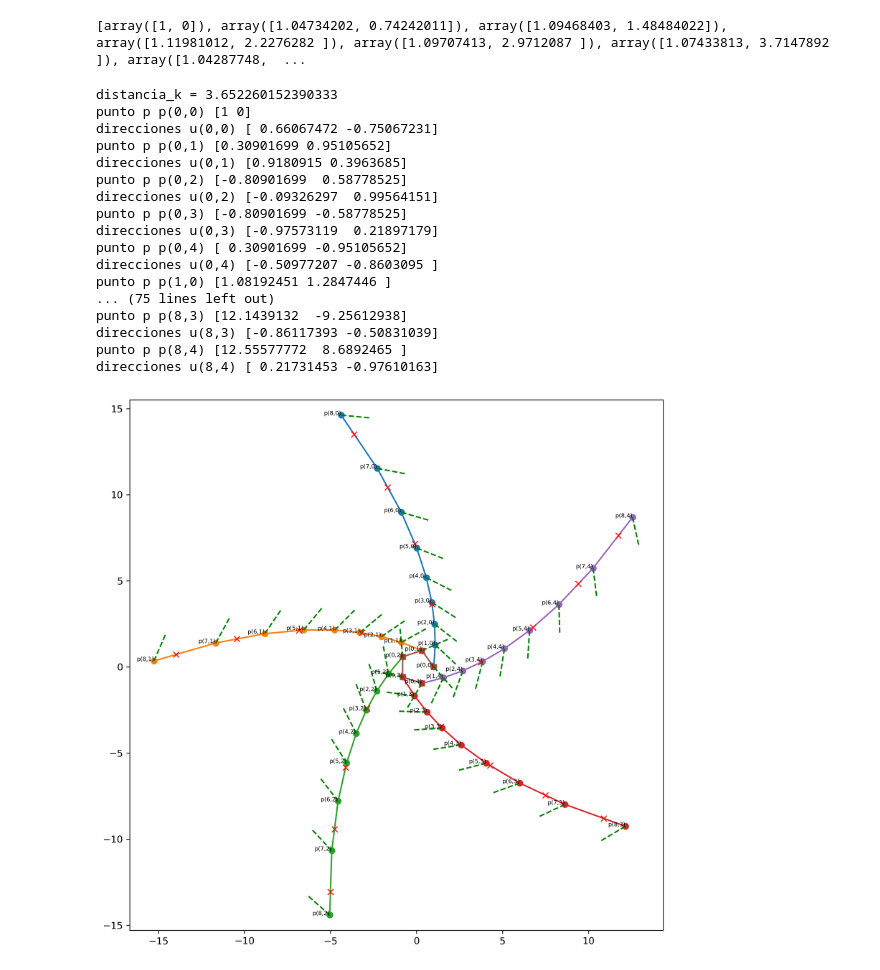
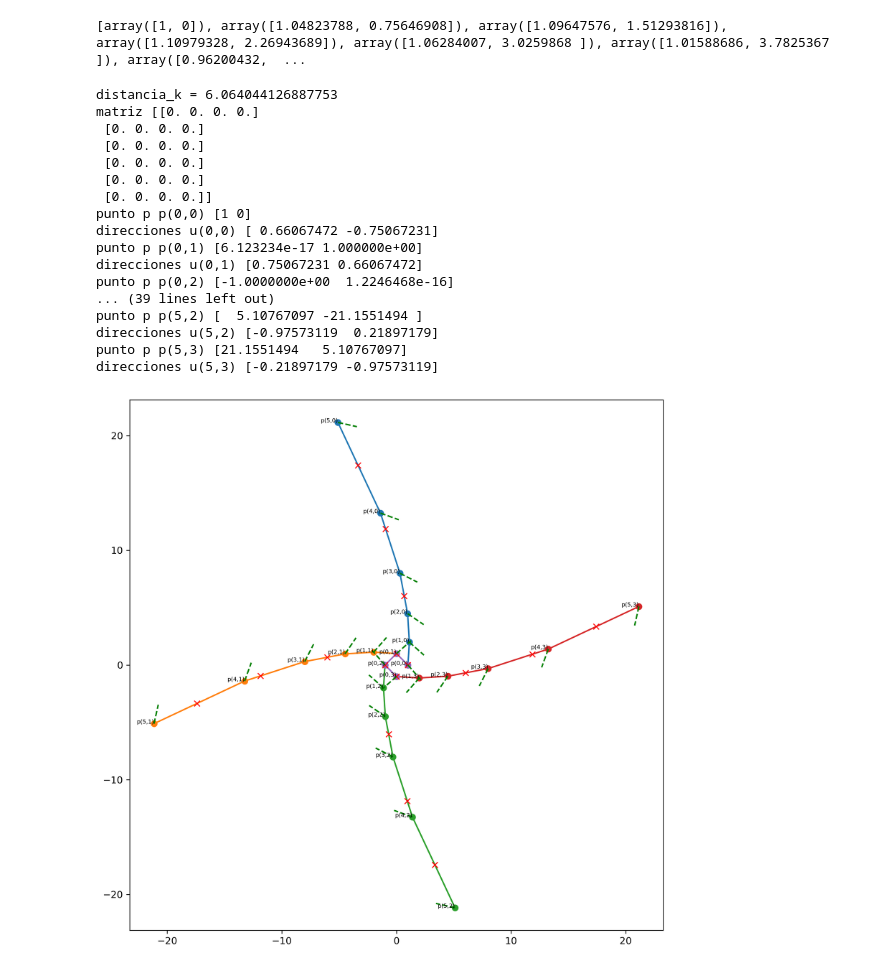
Before and after one commit to karenquezada/DragSail, a Jupyter notebook: flasher_v4.ipynb, the cells around one changed output. Saved outputs shown, nothing was run; the diff lists cells and outputs as text; code cells hidden in the pictures.

```diff
--- a/flasher_v4.ipynb
+++ b/flasher_v4.ipynb
@@ -5,7 +5,7 @@ from flasher_lib import *
 m=4
 delta=np.pi/3.7
 alpha=np.pi/2-np.pi/m
-epsilon=3*np.pi/100
+epsilon=10*np.pi/250
 eta=(np.pi/m)-(epsilon/2)
 # %%
 def encontrar_indice(modulos, distancia_k):
@@ -74,7 +74,7 @@ def nuevo_r(i, j, m, delta, alpha, epsilon, altura):
 punto=nuevo_r(4, 0, m, delta, alpha, epsilon, 0.5)
 print(punto)
 # %% [output]
-[array([1, 0]), array([1.04734202, 0.74242011]), array([1.09468403, 1.48484022]), array([1.11981012, 2.2276282 ]), array([1.09707413, 2.9712087 ]), array([1.07433813, 3.7147892 ]), array([1.04287748,  ...
+[array([1, 0]), array([1.04823788, 0.75646908]), array([1.09647576, 1.51293816]), array([1.10979328, 2.26943689]), array([1.06284007, 3.0259868 ]), array([1.01588686, 3.7825367 ]), array([0.96200432,  ...
 # %%
 def ajustar_circunferencia(points):
     # Obtener las coordenadas x e y de los puntos
@@ -105,16 +105,16 @@ def ajustar_circunferencia(points):
 import matplotlib.pyplot as plt
 import numpy as np
 
-i=9
-m=5
+i=6
 i_values = range(i)  # Cambia el rango de i si es necesario
 j_values = range(m)  # Cambia el rango de j según los pliegues
 j_values_centro = range(m+1)
-h = 2 # Altura o algún otro parámetro
+h = 4 # Altura o algún otro parámetro
 distancia_k = dk(h, epsilon, m)  # Calcular la distancia dk
 print(f'distancia_k = {distancia_k}')
 # Inicializar matrices para almacenar coordenadas
 x_values_p = np.zeros((len(i_values), len(j_values)))
+print("matriz",x_values_p)
 y_values_p = np.zeros((len(i_values), len(j_values)))
 # big fig and high resolution
 plt.figure(figsize=(10, 10), dpi=300)
@@ -143,46 +143,46 @@ for j in j_values:
     longitud = 2
 
     direccion_rho_scaled = u_rho * longitud
     plt.plot(punto_r_array[:, 0], punto_r_array[:, 1], 'rx')
 
 
 
 line_length = 1.7  # Factor de escala para la longitud de las líneas
 for i in i_values:
     for j in j_values:
         punto_p = p(i, j, m, delta, alpha, epsilon)  # Obtener el punto p(i,j)
         direccion_phi = phi(i, j, delta, epsilon, m)  # Obtener la dirección phi
         direccion_u = u(direccion_phi)  # Convertir la dirección a un vector unitario
         print("punto p", f'p({i},{j})', punto_p)
         print("direcciones", f'u({i},{j})', direccion_u)
 
         # Escalar el vector unitario
         direccion_u_scaled = direccion_u * line_length
 
         # Graficar línea de la dirección desde el punto p(i,j)
         plt.plot([punto_p[0], punto_p[0] + direccion_u_scaled[0]],
                  [punto_p[1], punto_p[1] + direccion_u_scaled[1]], 'g--')  # Línea verde discontinua
 
 # Ajustes de visualización
 plt.axis('equal')  # Mantener proporciones
 #plt.legend()  # Mostrar leyendas
 plt.show()
 # %% [output]
-distancia_k = 3.652260152390333
+distancia_k = 6.064044126887753
+matriz [[0. 0. 0. 0.]
+ [0. 0. 0. 0.]
+ [0. 0. 0. 0.]
+ [0. 0. 0. 0.]
+ [0. 0. 0. 0.]
+ [0. 0. 0. 0.]]
 punto p p(0,0) [1 0]
 direcciones u(0,0) [ 0.66067472 -0.75067231]
-punto p p(0,1) [0.30901699 0.95105652]
-direcciones u(0,1) [0.9180915 0.3963685]
-punto p p(0,2) [-0.80901699  0.58778525]
-direcciones u(0,2) [-0.09326297  0.99564151]
-punto p p(0,3) [-0.80901699 -0.58778525]
-direcciones u(0,3) [-0.97573119  0.21897179]
-punto p p(0,4) [ 0.30901699 -0.95105652]
-direcciones u(0,4) [-0.50977207 -0.8603095 ]
-punto p p(1,0) [1.08192451 1.2847446 ]
-... (75 lines left out)
-punto p p(8,3) [12.1439132  -9.25612938]
-direcciones u(8,3) [-0.86117393 -0.50831039]
-punto p p(8,4) [12.55577772  8.6892465 ]
-direcciones u(8,4) [ 0.21731453 -0.97610163]
+punto p p(0,1) [6.123234e-17 1.000000e+00]
+direcciones u(0,1) [0.75067231 0.66067472]
+punto p p(0,2) [-1.0000000e+00  1.2246468e-16]
+... (39 lines left out)
+punto p p(5,2) [  5.10767097 -21.1551494 ]
+direcciones u(5,2) [-0.97573119  0.21897179]
+punto p p(5,3) [21.1551494   5.10767097]
+direcciones u(5,3) [-0.21897179 -0.97573119]
-[figure, old version]
+[figure, new version]
```
Also changed, not shown: 5 other files.
